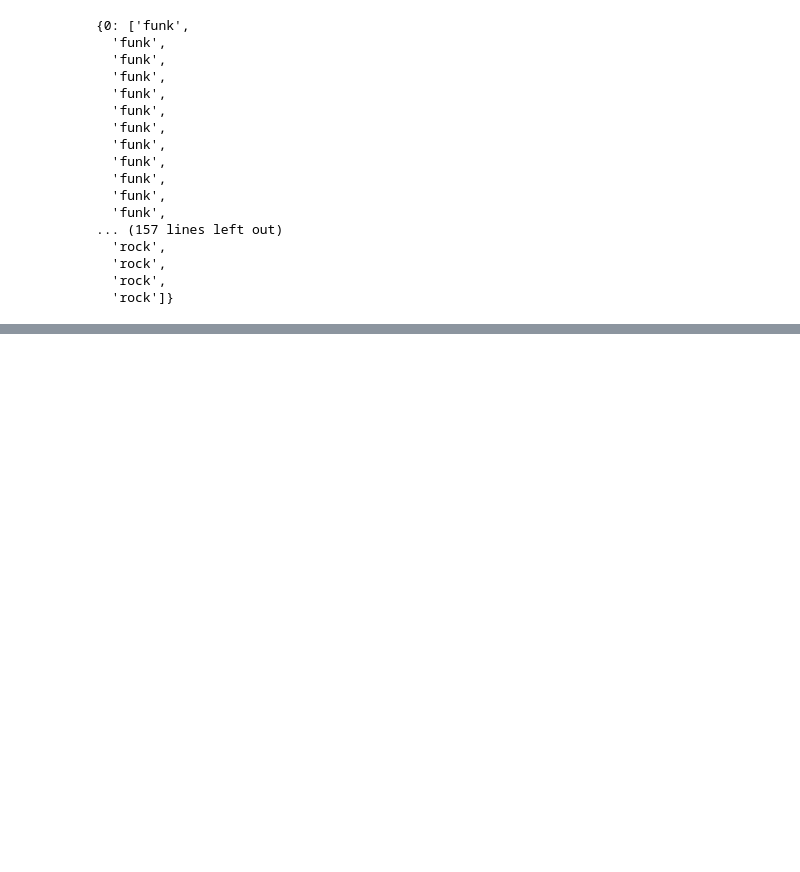
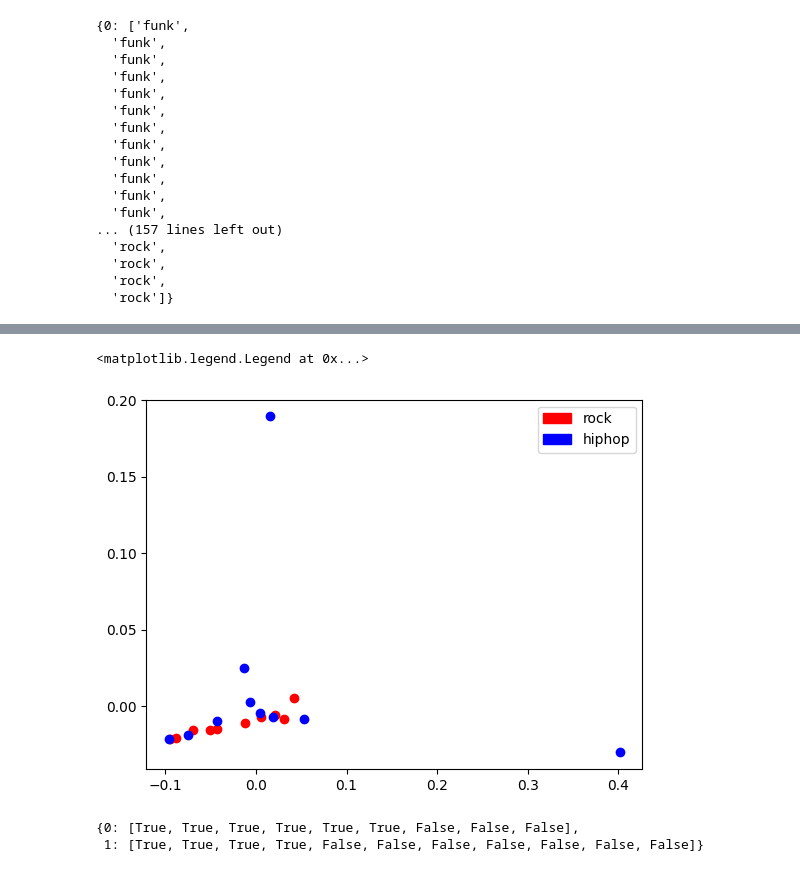
Before and after one commit to chenhi/groove_gang, a Jupyter notebook: demo_clustering.ipynb, the cells around one changed output, grey strips where cells are left out. Cells and saved outputs as stored; diff of their text form; code cells hidden in the pictures; blank space fills up the shorter version.

```diff
--- a/demo_clustering.ipynb
+++ b/demo_clustering.ipynb
@@ -240,0 +243,5 @@ pred_dict_cats
+# %%
+rock_list = ['01 - Burnout', '03-dropkick_murphys-the_state_of_massachusetts', '05 - Kids', '02 - Another One Bites the Dust', ('02 - The Offspring - Have You Ever', 'm4a'), '13 - Baba O\'Riley', "02 Guns N Roses - Sweet Child O' Mine", '01-The Pretender', 'Bruce Springsteen - Born in the USA', 'The Red Hot Chili Peppers - Can\'t Stop']
+hiphop_list = [('08 HUMBLE', 'm4a'), "Nas - Memory Lane (Sittin' In Da Park)", '02 Bow Down', ('11 Everyday Struggle', 'm4a'), '01 Run The Jewels', ('08. N.W.A - Express Yourself', 'flac'), '05 - The Beast', '1-13 Potholes in My Lawn', '02 - Big Daddy Kane - Set It Off', '10 Mastermind']
+
+len(rock_list), len(hiphop_list)
@@ -240,0 +294,24 @@ pred_dict_cats
+# %%
+import matplotlib.patches as mpatches
+from sklearn.decomposition import PCA
+import matplotlib.pyplot as plt
+
+all_means = np.concatenate([rock_means, hiphop_means], axis=0)
+
+pca = PCA(n_components=2)
+pca.fit(all_means)
+red_means = pca.transform(all_means)
+
+
+lpatches = [mpatches.Patch(color='red', label='rock'), mpatches.Patch(color='blue', label='hiphop')]
+
+for i in range(len(rock_list)):
+    plt.scatter(red_means[i,0], red_means[i,1], color='red')
+for i in range(len(hiphop_list)):
+    plt.scatter(red_means[i + 10,0], red_means[i + 10,1], color='blue')
+
+
+plt.legend(handles=lpatches)
+# %% [output]
+<matplotlib.legend.Legend at 0x...>
+[figure, added]
@@ -240,0 +338,5 @@ pred_dict_cats
+# %%
+pred_inds
+# %% [output]
+{0: [True, True, True, True, True, True, False, False, False],
+ 1: [True, True, True, True, False, False, False, False, False, False, False]}
```
Also changed, not shown: parts of 4 cells of this notebook, 2 other files.
